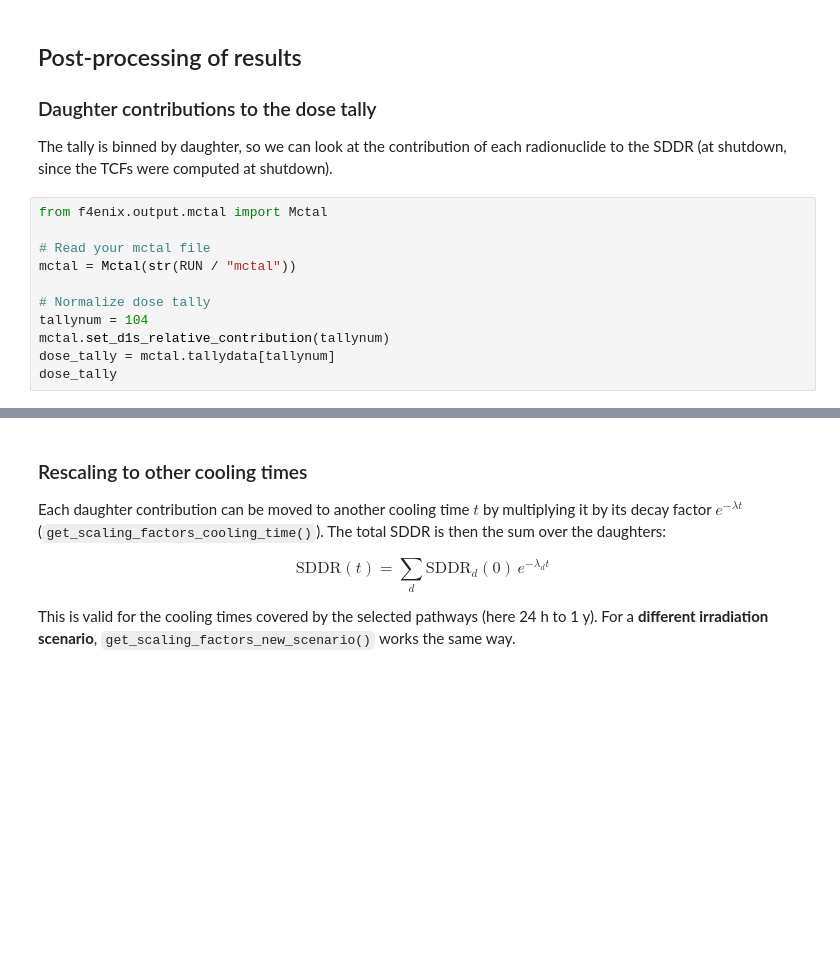
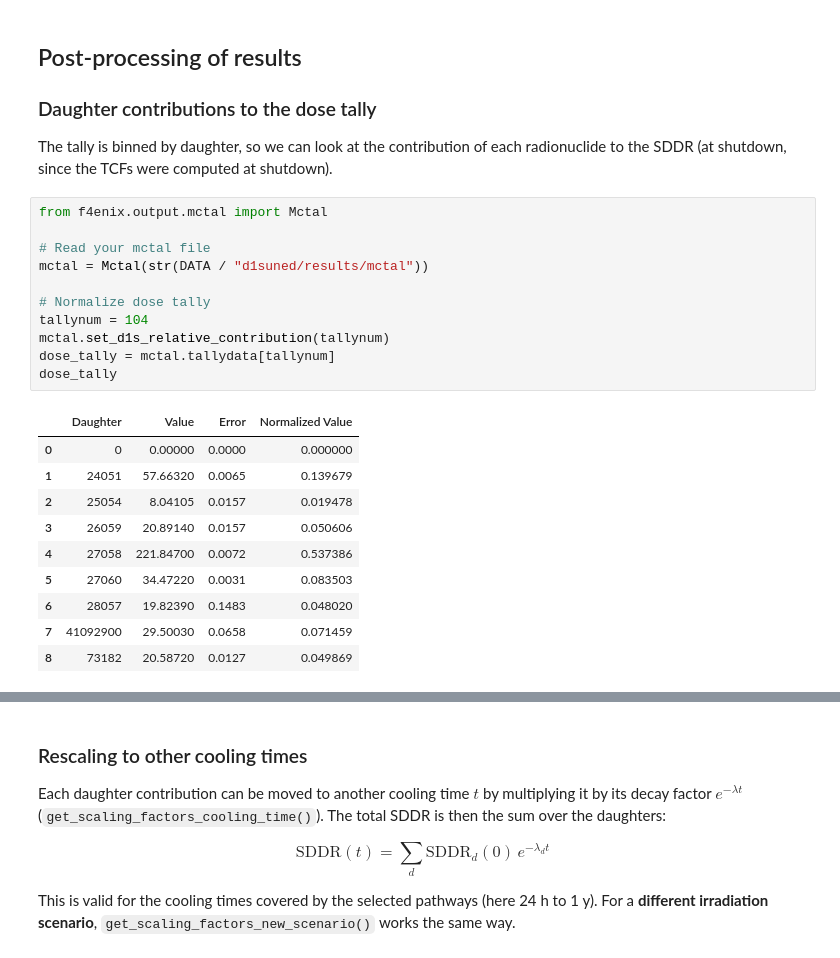
Before and after one commit to Fusion4Energy/f4enix_training, a Jupyter notebook: notebooks/06_d1suned_study.ipynb, the cells around one changed output, grey strips where cells are left out. Saved outputs shown, nothing was run; the diff lists cells and outputs as text; blank space fills up the shorter version.

Commit message:
added mctal and meshtal

```diff
--- a/notebooks/06_d1suned_study.ipynb
+++ b/notebooks/06_d1suned_study.ipynb
@@ -332,14 +475,25 @@ SDDR (at shutdown, since the TCFs were computed at shutdown).
 # %%
 from f4enix.output.mctal import Mctal
 
 # Read your mctal file
-mctal = Mctal(str(RUN / "mctal"))
+mctal = Mctal(str(DATA / "d1suned/results/mctal"))
 
 # Normalize dose tally
 tallynum = 104
 mctal.set_d1s_relative_contribution(tallynum)
 dose_tally = mctal.tallydata[tallynum]
 dose_tally
+# %% [output]
+|  | Daughter | Value | Error | Normalized Value |
+| 0 | 0 | 0.00000 | 0.0000 | 0.000000 |
+| 1 | 24051 | 57.66320 | 0.0065 | 0.139679 |
+| 2 | 25054 | 8.04105 | 0.0157 | 0.019478 |
+| 3 | 26059 | 20.89140 | 0.0157 | 0.050606 |
+| 4 | 27058 | 221.84700 | 0.0072 | 0.537386 |
+| 5 | 27060 | 34.47220 | 0.0031 | 0.083503 |
+| 6 | 28057 | 19.82390 | 0.1483 | 0.048020 |
+| 7 | 41092900 | 29.50030 | 0.0658 | 0.071459 |
+| 8 | 73182 | 20.58720 | 0.0127 | 0.049869 |
 # %%
 import matplotlib.pyplot as plt
 
```
Also changed, not shown: parts of 17 cells of this notebook, 2 other files.
